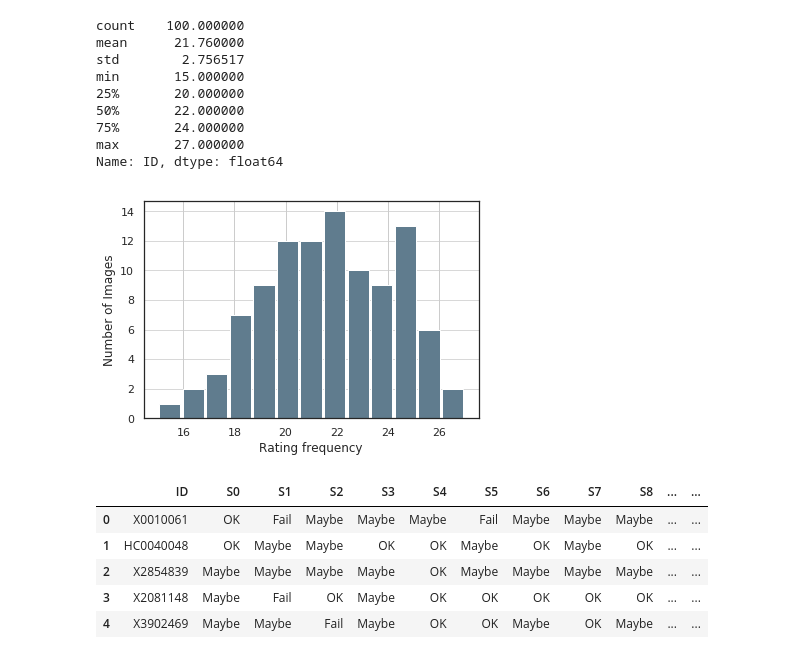
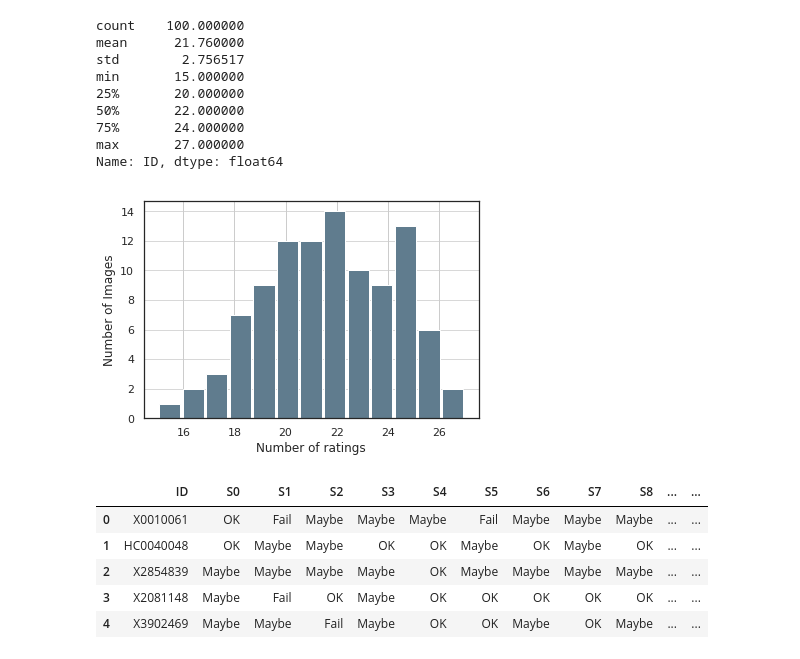
Before and after one commit to SIMEXP/brain_match, a Jupyter notebook: notebooks/Full_launch1_zooniverse_QC_results.ipynb, the cells around one changed output. Saved outputs shown, nothing was run; the diff lists cells and outputs as text; code cells hidden in the pictures.

```diff
--- a/notebooks/Full_launch1_zooniverse_QC_results.ipynb
+++ b/notebooks/Full_launch1_zooniverse_QC_results.ipynb
@@ -207,14 +207,14 @@ Name: ID, dtype: float64
 # %%
 # plot rating per image distribution
 image_count = classi_unique.ID.value_counts()
 image_count.plot.hist(grid=True,rwidth=0.9, bins=13,color='#607c8e')
 #plt.title('Frequency of rating per image')
-plt.xlabel('Rating frequency')
+plt.xlabel('Number of ratings')
 plt.ylabel('Number of Images')
 plt.grid(axis='y', alpha=0.75)
 plt.savefig('../reports/figures/Supplementary/Full-Launch-experts_qc.svg')
 # %% [output]
-[figure, old version]
+[figure, new version]
 # %%
 #Create Users rating dataframe
 concat_rating = [classi_unique[classi_unique.user_name == user][['ID','rating']].rename(columns={'rating': user})
```
Also changed, not shown: 7 other files.
